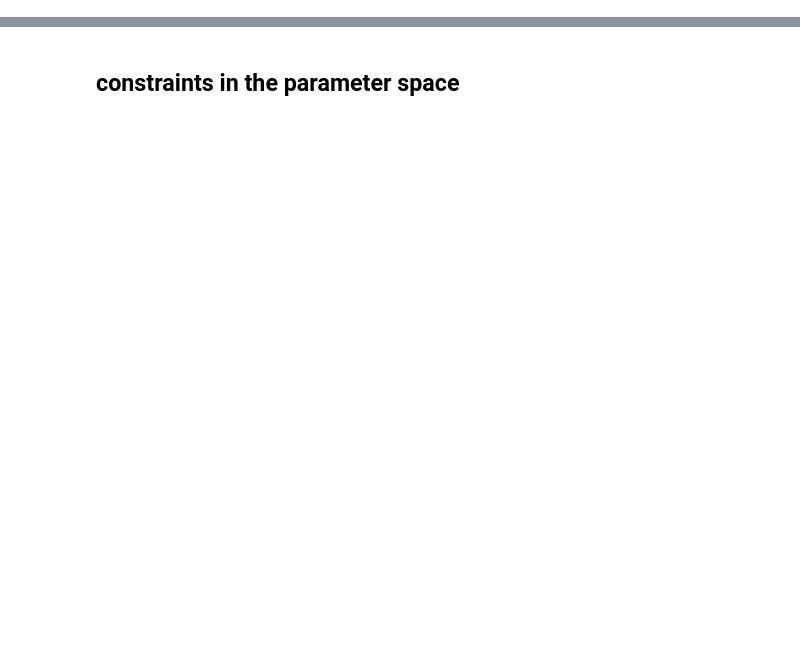
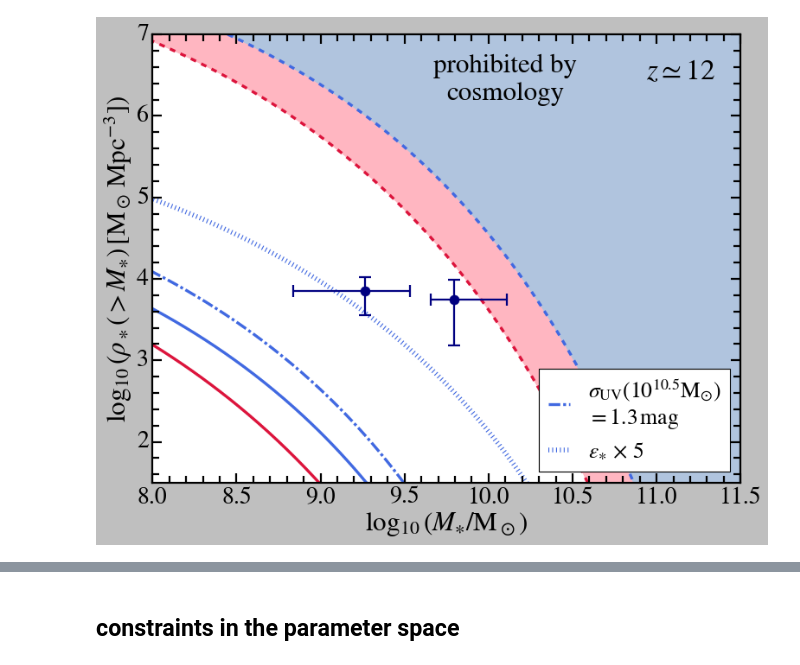
Before and after one commit to XuejianShen/highz-empirical-variability, a Jupyter notebook: model_uvlf.ipynb, the cells around one changed output, grey strips where cells are left out. Cells and saved outputs as stored; diff of their text form; code cells hidden in the pictures; blank space fills up the shorter version.

```diff
--- a/model_uvlf.ipynb
+++ b/model_uvlf.ipynb
@@ -1017,0 +310,15 @@ plt.savefig(f"figures/rhouv_redshift.pdf")
+# %%
+def compute_cumulative_stellar_mass(logmhalo, phihalo, mapping_function):
+    # mapping_function: logMhalo -> logMstar
+    dlogmh = np.abs(logmhalo[1] - logmhalo[0]) # a constant
+    halo_number_density = phihalo * dlogmh #  [Mpc^-3]
+    mstar_of_halo = 10**mapping_function(logmhalo) # [Msun]
+
+    cum_mstar_arr = np.cumsum( (halo_number_density * mstar_of_halo)[::-1] )[::-1]
+    cum_mhalo_arr = np.cumsum( (halo_number_density * 10**logmhalo)[::-1] )[::-1]
+    #for i in range(len(phihalo)):
+        #cum_mstar_arr[i] = np.sum(halo_number_density[i:] * mstar_of_halo[i:])
+        #cum_mhalo_arr[i] = np.sum(halo_number_density[i:] * 10**logmhalo[i:])
+    return np.log10(mstar_of_halo), cum_mhalo_arr, cum_mstar_arr # [Msun/Mpc^3]
+
+factor_from_Salpeter_to_Chabrier = 0.63
@@ -1017,0 +512,85 @@ plt.savefig(f"figures/rhouv_redshift.pdf")
+# %%
+fig = plt.figure(figsize=(10,8))
+ax = fig.add_axes([0.11, 0.12, 0.85, 0.81])
+
+########
+redshift = 12
+mass_resolution = 0.01
+mhalo_arr, phi_halo_arr = hmf_cosmo.calculate_hmf_kmaxfixed(z=redshift, Mmin=8, Mmax=17, dlog10m = mass_resolution,
+                                                  cosmo=cosmo_std, parameters =parameters_std)
+
+_, fmhalo_to_mstarmean, _ = prepare_mstar_mhalo_relation(parameters_std, delta_sigma=0.3, fsfe = 1.)
+mstar_arr, cum_mhalo_arr, cum_mstar_arr = compute_cumulative_stellar_mass(mhalo_arr, phi_halo_arr, fmhalo_to_mstarmean)
+
+plt.plot(mstar_arr, np.log10(cum_mstar_arr), '-', color='crimson', lw=3)
+
+eps_fix = 1
+plt.plot(mhalo_arr + np.log10(parameters_std['fbaryon']*eps_fix),
+         np.log10(cum_mhalo_arr * parameters_std['fbaryon']*eps_fix), '--', color='crimson', lw=3)
+
+plt.fill_between(mhalo_arr + np.log10(parameters_std['fbaryon']*eps_fix),
+        y1=np.log10(cum_mhalo_arr * parameters_std['fbaryon']*eps_fix),
+        y2= 8,
+        color='lightpink', edgecolor='lightpink',  alpha=1, zorder = -2)
+
+##################
+#EDE
+mhalo_arr, phi_halo_arr = hmf_cosmo.calculate_hmf_kmaxfixed(z=redshift, Mmin=8, Mmax=17, dlog10m = mass_resolution,
+                                                  cosmo=cosmo_ede, parameters =parameters_ede)
+_, fmhalo_to_mstarmean, _ = prepare_mstar_mhalo_relation(parameters_ede, delta_sigma=-0.1, fsfe = 1.)
+mstar_arr, cum_mhalo_arr, cum_mstar_arr = compute_cumulative_stellar_mass(mhalo_arr, phi_halo_arr, fmhalo_to_mstarmean)
+
+fcorr_mstar = hmf_cosmo.mag_correct_cosmo(redshift,cosmo_std,cosmo_ede)/2.5
+fcorr_nden  = - hmf_cosmo.phi_correct_cosmo(redshift,cosmo_std,cosmo_ede)
+
+plt.plot(mstar_arr + fcorr_mstar,
+         np.log10(cum_mstar_arr) + fcorr_mstar + fcorr_nden,
+         '-', color='royalblue', lw=3)
+
+# two variants
+_, fmhalo_to_mstarmean, _ = prepare_mstar_mhalo_relation(parameters_ede, delta_sigma=0.4, fsfe = 1.)
+mstar_arr, cum_mhalo_arr, cum_mstar_arr = compute_cumulative_stellar_mass(mhalo_arr, phi_halo_arr, fmhalo_to_mstarmean)
+fcorr_mstar = hmf_cosmo.mag_correct_cosmo(redshift,cosmo_std,cosmo_ede)/2.5
+fcorr_nden  = - hmf_cosmo.phi_correct_cosmo(redshift,cosmo_std,cosmo_ede)
+plt.plot(mstar_arr + fcorr_mstar,
+         np.log10(cum_mstar_arr) + fcorr_mstar + fcorr_nden,
+         '-.', dashes=(12,3,3,3), color='royalblue', lw=3, label=r"$\sigma_{\rm UV}(10^{10.5}{\rm M}_{\odot})$" + '\n' + r"$=1.3\,{\rm mag}$")
+
+_, fmhalo_to_mstarmean, _ = prepare_mstar_mhalo_relation(parameters_ede, delta_sigma=-0.1, fsfe = 5.)
+mstar_arr, cum_mhalo_arr, cum_mstar_arr = compute_cumulative_stellar_mass(mhalo_arr, phi_halo_arr, fmhalo_to_mstarmean)
+fcorr_mstar = hmf_cosmo.mag_correct_cosmo(redshift,cosmo_std,cosmo_ede)/2.5
+fcorr_nden  = - hmf_cosmo.phi_correct_cosmo(redshift,cosmo_std,cosmo_ede)
+plt.plot(mstar_arr + fcorr_mstar,
+         np.log10(cum_mstar_arr) + fcorr_mstar + fcorr_nden,
+         ':', color='royalblue', lw=5, label=r"$\epsilon_{\ast}\,\times\,5$")
+
+eps_fix = 1
+plt.plot(mhalo_arr + np.log10(parameters_ede['fbaryon']*eps_fix) + fcorr_mstar,
+         np.log10(cum_mhalo_arr * parameters_ede['fbaryon']*eps_fix) + + fcorr_mstar + fcorr_nden,
+         '--', color='royalblue', lw=3)
+
+plt.fill_between(mhalo_arr + np.log10(parameters_ede['fbaryon']*eps_fix) + fcorr_mstar,
+        y1=np.log10(cum_mhalo_arr * parameters_ede['fbaryon']*eps_fix) + fcorr_mstar + fcorr_nden,
+        y2= 8,
+        color='lightsteelblue', edgecolor='lightsteelblue',  alpha=1, zorder = -1)
+
+### observations
+f = np.genfromtxt("./observational_data/Casey2024_MassiveGal_sum.dat", names=True)
+sel = f['z'] == 12
+plt.errorbar(f['Mstar'][sel], f['Phi'][sel], xerr=(f['Mstar'][sel] - f['left'][sel], f['right'][sel] - f['Mstar'][sel]),
+             yerr=(f['Phi'][sel] - f['lo'][sel], f['up'][sel] - f['Phi'][sel]),
+             marker = 'o', linestyle='none', color='navy', mec='navy', capthick=2, capsize=6, ms=10)
+
+plt.text(0.6, 0.9, "prohibited by\n" + "cosmology", color='k', fontsize=28, ha='center', va='center', transform = plt.gca().transAxes)
+
+leg = plt.legend(fontsize=23, loc=4, frameon=True, numpoints=1, handlelength=1.)
+plt.xlabel(r'$\log_{10}{(M_{\ast}/{\rm M}_\odot)}$', fontsize=28)
+plt.ylabel(r"$\log_{10}{(\rho_\ast(>M_{\ast})\,[{\rm M}_\odot\, {\rm Mpc}^{-3}])}$", fontsize=28)
+# set the tick size of the x-axis and y-axis
+plt.text(0.84, 0.9, rf"$z\simeq{redshift}$", fontsize=30, transform = plt.gca().transAxes)
+
+plt.xlim(8, 11.5); plt.ylim(1.5, 7);
+plt.gca().tick_params(labelsize=25, size=10)
+plt.savefig(f"./figures/stellar_mass_density_{redshift}.pdf")
+# %% [output]
+[figure, added]
```
Also changed, not shown: parts of 81 cells of this notebook, 49 other files.
